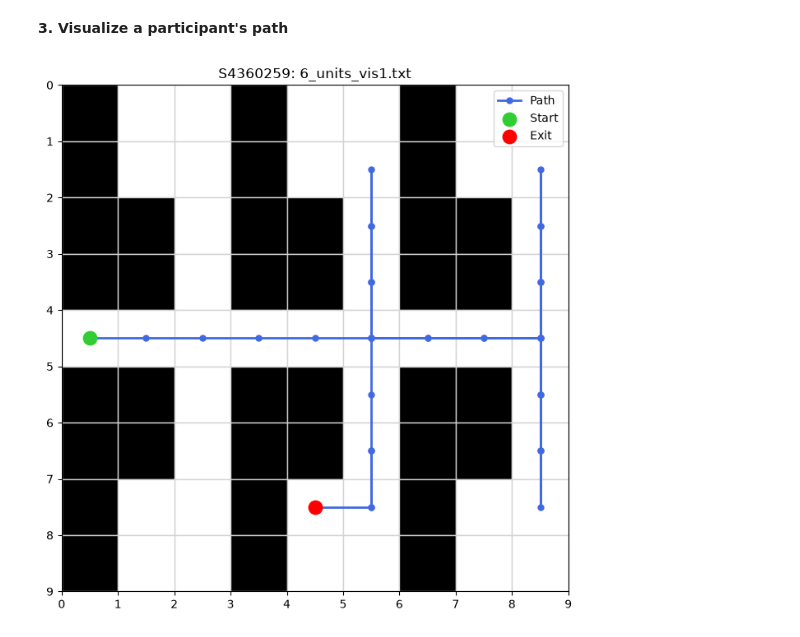
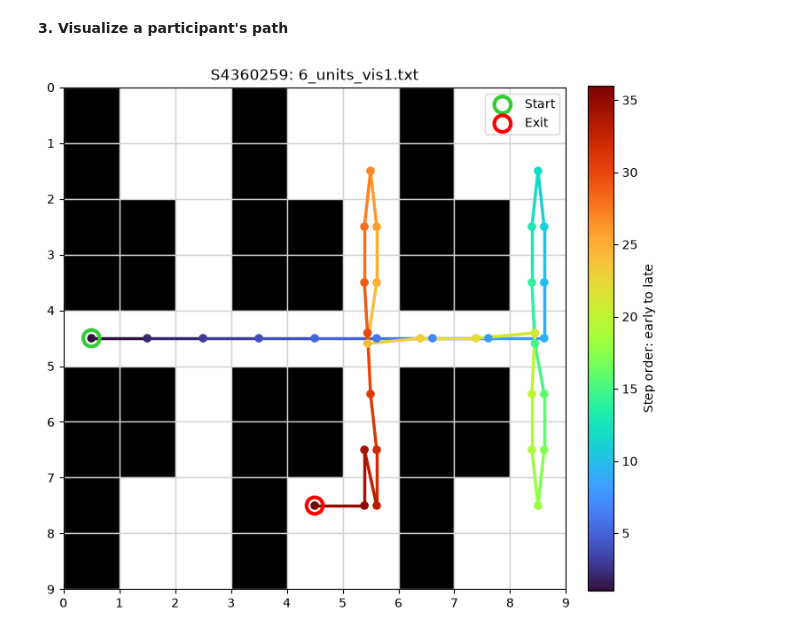
Before and after one commit to timphip/MST-Keyboard-Experiment, a Jupyter notebook: MST_webcode/extract_subject_data.ipynb, the cells around one changed output. Cells and saved outputs as stored; diff of their text form; code cells hidden in the pictures.

Commit message:
Improve path order visualization

```diff
--- a/MST_webcode/extract_subject_data.ipynb
+++ b/MST_webcode/extract_subject_data.ipynb
@@ -117,36 +118,62 @@ path = json.loads(selected["moves_taken"])
 
 possible_maps = [
     DATA_FOLDER / "webfile/maps" / MAP_NAME,
     DATA_FOLDER / "webfile/practice" / MAP_NAME
 ]
 map_file = next(file for file in possible_maps if file.exists())
 
 with map_file.open() as file:
     width = int(file.readline())
     height = int(file.readline())
     maze = [list(map(int, file.readline().strip())) for _ in range(height)]
 
 fig, ax = plt.subplots(figsize=(8, 8))
 
 for y, row in enumerate(maze):
     for x, cell in enumerate(row[:width]):
         colour = "black" if cell == 3 else "white"
         ax.add_patch(Rectangle((x, y), 1, 1, facecolor=colour, edgecolor="lightgray"))
 
-x_values = [point[0] + 0.5 for point in path]
-y_values = [point[1] + 0.5 for point in path]
+from collections import Counter, defaultdict
+from matplotlib.collections import LineCollection
+from matplotlib.colors import Normalize
+import math
 
-ax.plot(x_values, y_values, color="royalblue", marker="o", linewidth=2, markersize=5, label="Path")
-ax.scatter(x_values[0], y_values[0], color="limegreen", s=140, zorder=3, label="Start")
-ax.scatter(x_values[-1], y_values[-1], color="red", s=140, zorder=3, label="Exit")
+visit_counts = Counter(tuple(point) for point in path)
+visits_seen = defaultdict(int)
+x_values = []
+y_values = []
+
+for point in path:
+    position = tuple(point)
+    visit_number = visits_seen[position]
+    total_visits = visit_counts[position]
+    angle = 2 * math.pi * visit_number / total_visits if total_visits > 1 else 0
+    jitter_x = 0.11 * math.cos(angle) if total_visits > 1 else 0
+    jitter_y = 0.11 * math.sin(angle) if total_visits > 1 else 0
+    x_values.append(point[0] + 0.5 + jitter_x)
+    y_values.append(point[1] + 0.5 + jitter_y)
+    visits_seen[position] += 1
+
+step_numbers = list(range(1, len(path) + 1))
+colour_scale = Normalize(vmin=1, vmax=len(path))
+segments = [[(x_values[i], y_values[i]), (x_values[i + 1], y_values[i + 1])] for i in range(len(path) - 1)]
+path_lines = LineCollection(segments, cmap="turbo", norm=colour_scale, linewidth=2.5, zorder=2)
+path_lines.set_array(step_numbers[:-1])
+ax.add_collection(path_lines)
+points = ax.scatter(x_values, y_values, c=step_numbers, cmap="turbo", norm=colour_scale, s=35, zorder=3)
+ax.scatter(x_values[0], y_values[0], facecolors="none", edgecolors="limegreen", linewidths=3, s=180, zorder=4, label="Start")
+ax.scatter(x_values[-1], y_values[-1], facecolors="none", edgecolors="red", linewidths=3, s=180, zorder=4, label="Exit")
+colour_bar = fig.colorbar(points, ax=ax, fraction=0.046, pad=0.04)
+colour_bar.set_label("Step order: early to late")
 
 ax.set_xlim(0, width)
 ax.set_ylim(height, 0)
 ax.set_aspect("equal")
 ax.set_xticks(range(width + 1))
 ax.set_yticks(range(height + 1))
 ax.set_title(f"{SUBJECT_ID}: {MAP_NAME}")
 ax.legend()
 plt.show()
 # %% [output]
-[figure, old version]
+[figure, new version]
```
Also changed, not shown: parts of 1 cell of this notebook.
